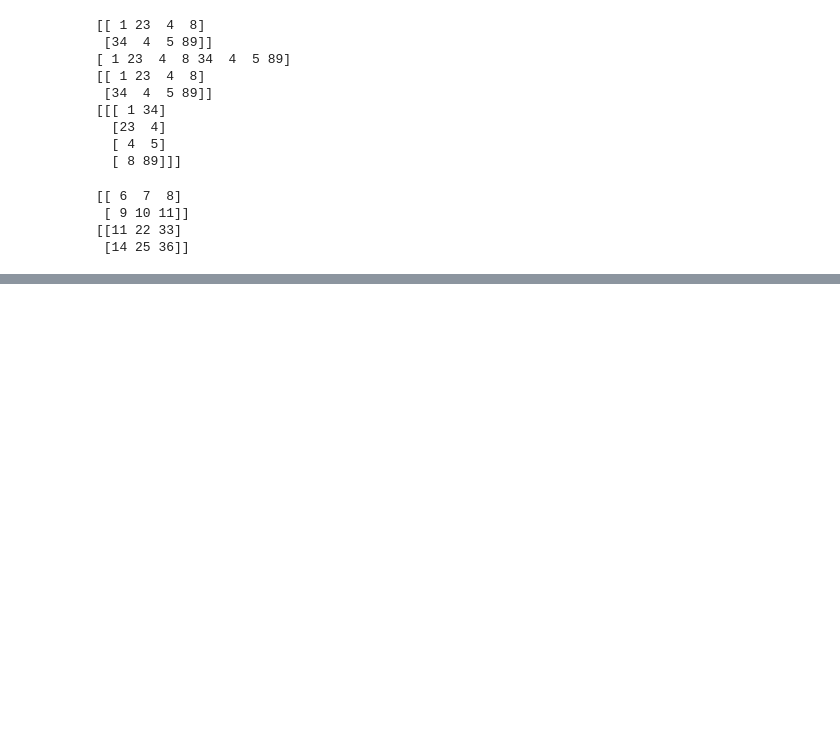
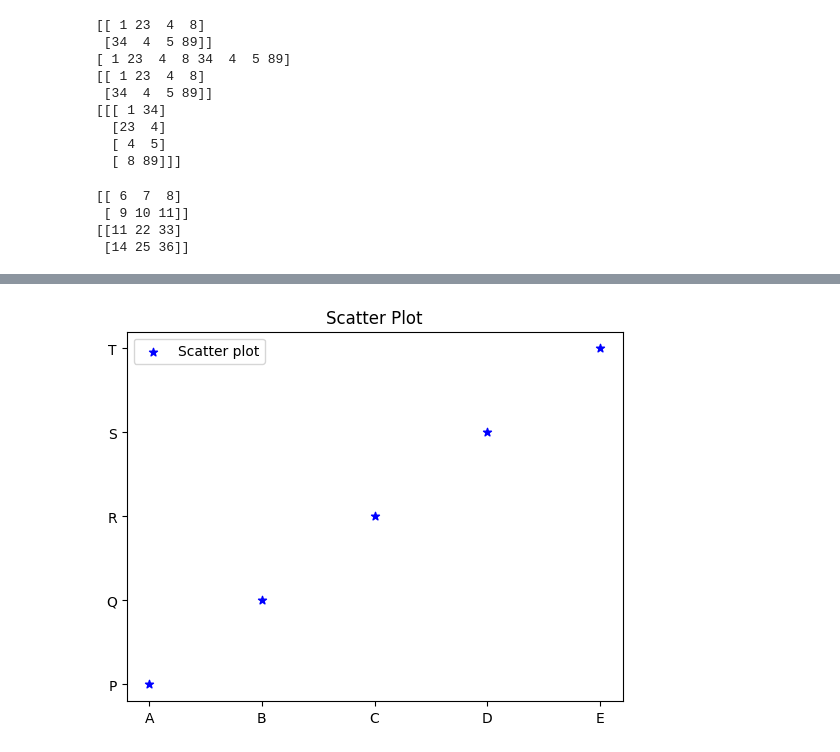
Before and after one commit to Deepika316/Mind_Wave_python, a Jupyter notebook: Numpy_mindwave.ipynb, the cells around one changed output, grey strips where cells are left out. Saved outputs shown, nothing was run; the diff lists cells and outputs as text; code cells hidden in the pictures; blank space fills up the shorter version.

```diff
--- a/Numpy_mindwave.ipynb
+++ b/Numpy_mindwave.ipynb
@@ -137,0 +178,12 @@ print(p+q)
+# %%
+import matplotlib.pyplot as plt
+x = [1, 2, 3, 4, 5]
+y = [10, 20, 30, 40, 50]
+plt.scatter(x, y,marker="*",color="blue",label="Scatter plot")
+plt.xticks(x, ["A","B","C","D","E"])
+plt.yticks(y, ["P","Q","R","S","T"])
+plt.title("Scatter Plot")
+plt.legend()
+plt.show()
+# %% [output]
+[figure, added]
```
Also changed, not shown: parts of 6 cells of this notebook.
